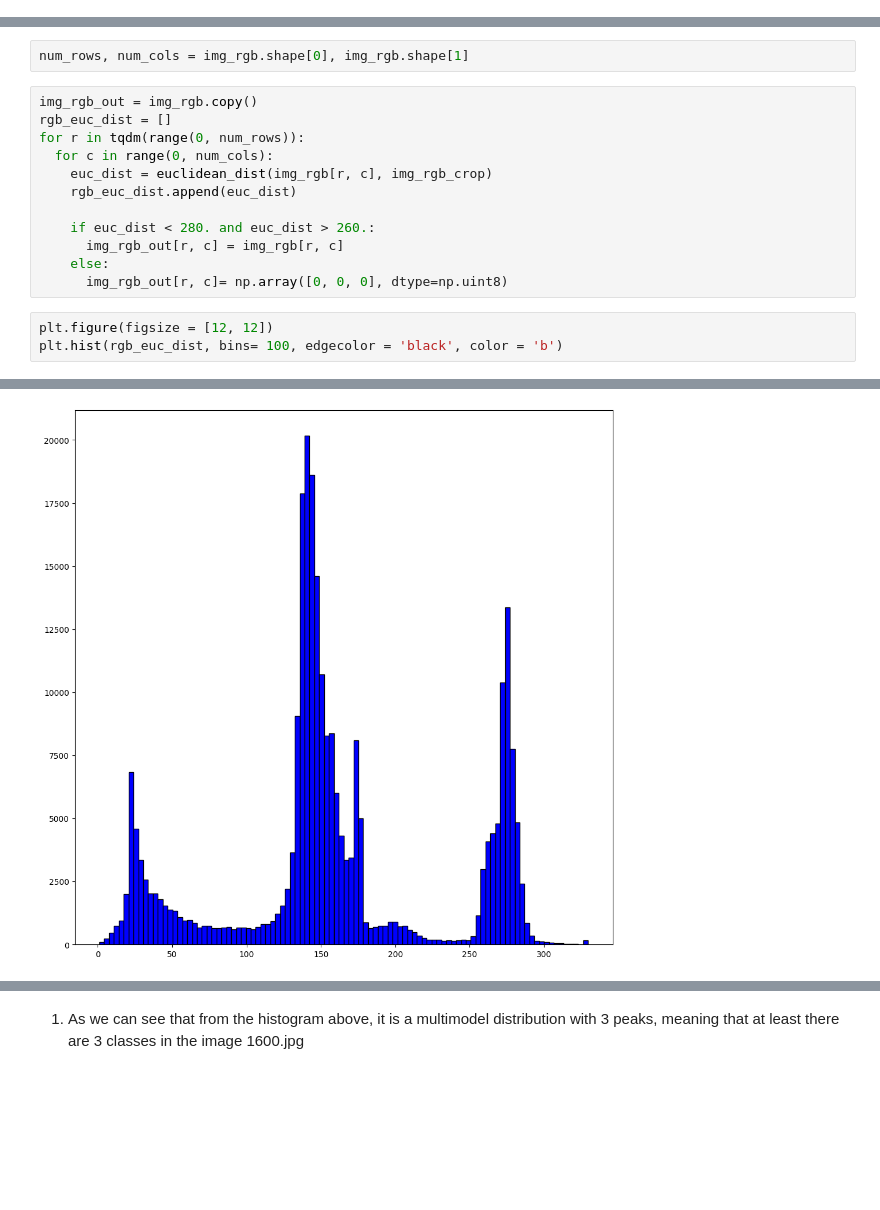
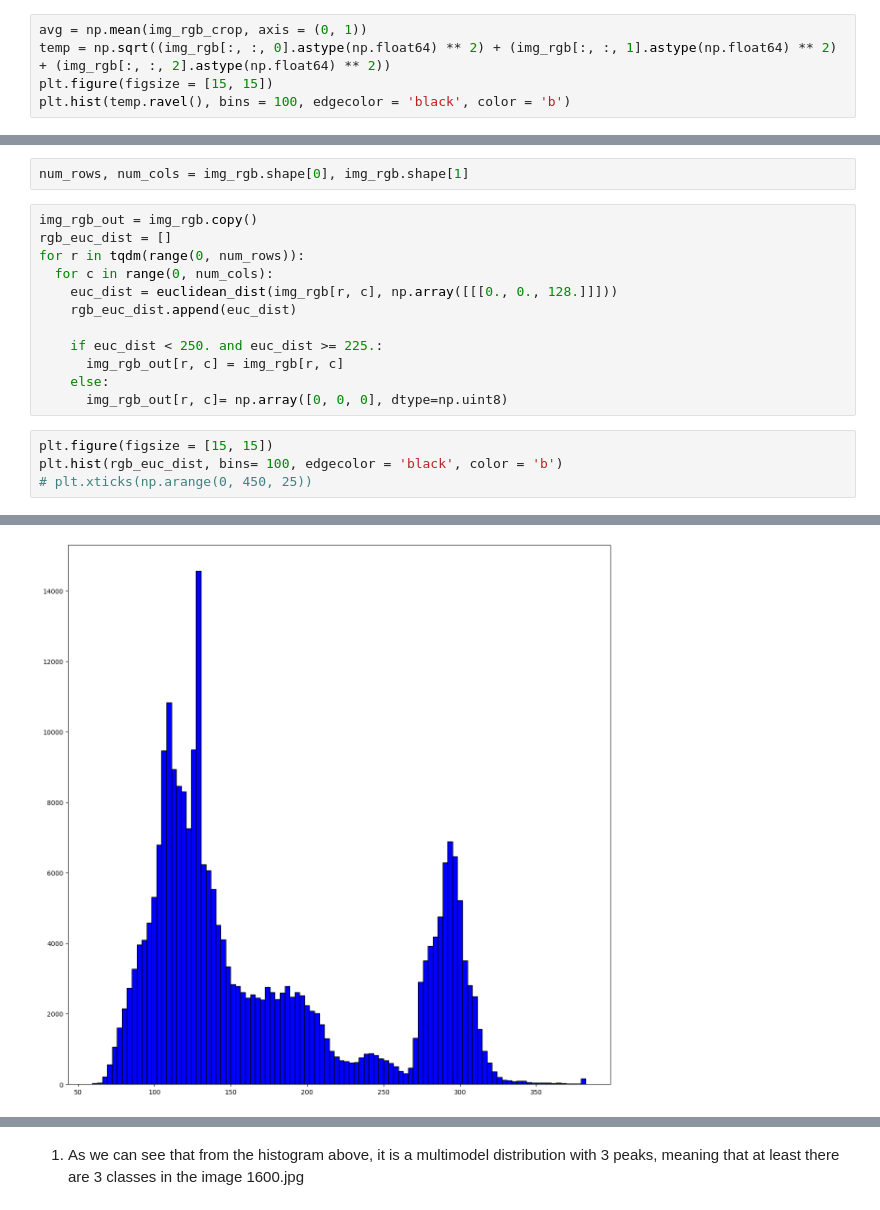
Before and after one commit to blacfli/ai_assigment1, a Jupyter notebook: Week3_Knowledge_based_1.ipynb, the cells around one changed output, grey strips where cells are left out. Drawn from its saved outputs; the diff is of its cells as text; blank space fills up the shorter version.

```diff
--- a/Week3_Knowledge_based_1.ipynb
+++ b/Week3_Knowledge_based_1.ipynb
@@ -38,0 +30,5 @@ plt.hist(img_rgb[:, :, 2].ravel(), bins= 50, edgecolor = 'black', color = 'b')
+# %%
+avg = np.mean(img_rgb_crop, axis = (0, 1))
+temp = np.sqrt((img_rgb[:, :, 0].astype(np.float64) ** 2) + (img_rgb[:, :, 1].astype(np.float64) ** 2) + (img_rgb[:, :, 2].astype(np.float64) ** 2))
+plt.figure(figsize = [15, 15])
+plt.hist(temp.ravel(), bins = 100, edgecolor = 'black', color = 'b')
@@ -65,14 +80,15 @@ img_rgb_out = img_rgb.copy()
 rgb_euc_dist = []
 for r in tqdm(range(0, num_rows)):
   for c in range(0, num_cols):
-    euc_dist = euclidean_dist(img_rgb[r, c], img_rgb_crop)
+    euc_dist = euclidean_dist(img_rgb[r, c], np.array([[[0., 0., 128.]]]))
     rgb_euc_dist.append(euc_dist)
 
-    if euc_dist < 280. and euc_dist > 260.:
+    if euc_dist < 250. and euc_dist >= 225.:
       img_rgb_out[r, c] = img_rgb[r, c]
     else:
       img_rgb_out[r, c]= np.array([0, 0, 0], dtype=np.uint8)
 # %%
-plt.figure(figsize = [12, 12])
+plt.figure(figsize = [15, 15])
 plt.hist(rgb_euc_dist, bins= 100, edgecolor = 'black', color = 'b')
+# plt.xticks(np.arange(0, 450, 25))
 # %% [output]
@@ -95,2 +111,2 @@ plt.hist(rgb_euc_dist, bins= 100, edgecolor = 'black', color = 'b')
  <BarContainer object of 100 artists>)
-[figure, old version]
+[figure, new version]
```
Also changed, not shown: parts of 7 cells of this notebook.
